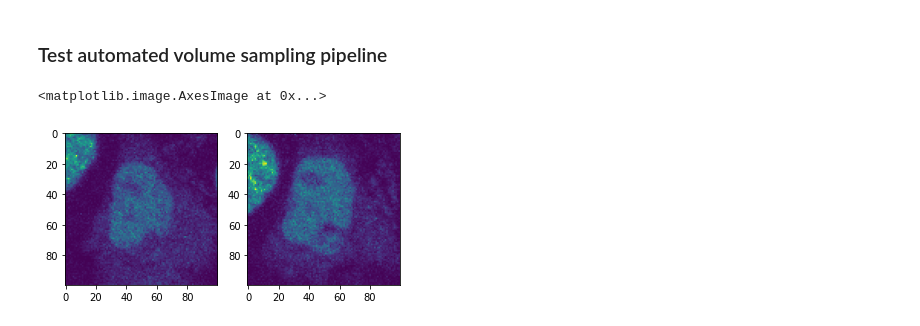
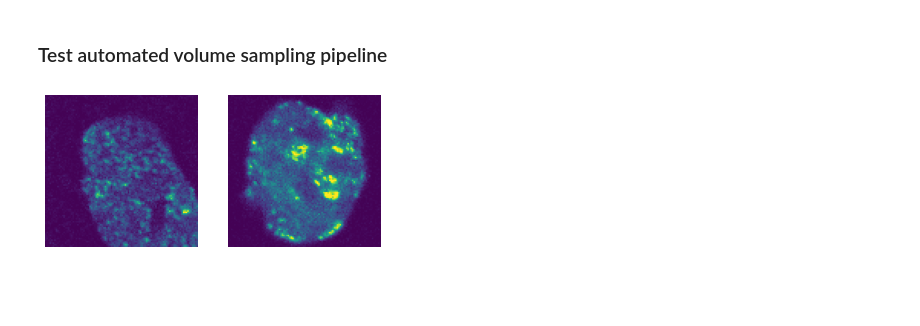
Before and after one commit to KlausYserentant/DLMBL_celltracking, a Jupyter notebook: dataloader.ipynb, the cells around one changed output. Saved outputs shown, nothing was run; the diff lists cells and outputs as text; code cells hidden in the pictures; blank space fills up the shorter version.

```diff
--- a/dataloader.ipynb
+++ b/dataloader.ipynb
@@ -108,7 +108,7 @@ source = gp.ZarrSource(
     zarrdir,  # the zarr container
     {raw_shift: key},  # which dataset to associate to the array key
     {raw_shift: gp.ArraySpec(interpolatable=True)}  # meta-information
-)+ gp.Pad(raw_shift, None) + gp.Pad(raw, None)
+)+ gp.Pad(raw_shift, None) + gp.Pad(raw_shift, None)
 pipeline = source
 
 # specify request
@@ -293,33 +297,37 @@ source = (gp.ZarrSource(
     )+
     gp.Pad(raw_shift, None) +
     gp.Pad(raw, None))
 
-pipeline = source + getPaired(raw,raw_shift,tracks,paired=True)
+pipeline = source + getPaired(raw,raw_shift,tracks,paired=False)
 
 
 # specify request
 request = gp.BatchRequest()
 request[raw] = gp.Roi(coord, volSize)
 request[raw_shift] = gp.Roi(coord, volSize)
 
 gp.ArraySpec()
 # build the pipeline...
 with gp.build(pipeline):
 
   # ...and request a batch
   batch = pipeline.request_batch(request)
 
 # show the content of the batch
 #print(f"batch returned: {batch}")
 
 # plot first slice of volume
 fig, axs = plt.subplots(1,2)
+axs[0].axis('off')
 axs[0].imshow(np.flipud(batch[raw].data[0,0,:,:]))
+axs[1].axis('off')
 axs[1].imshow(np.flipud(batch[raw_shift].data[0,0,:,:]))
+
+plt.savefig('unpair10.png')
+
 
 # load volume into napari
 # viewer = napari.Viewer()
 # viewer.add_image(batch[raw].data, name="volume 1");
 # %% [output]
-<matplotlib.image.AxesImage at 0x...>
-[figure, old version]
+[figure, new version]
```
Also changed, not shown: parts of 1 cell of this notebook, 27 other files.
